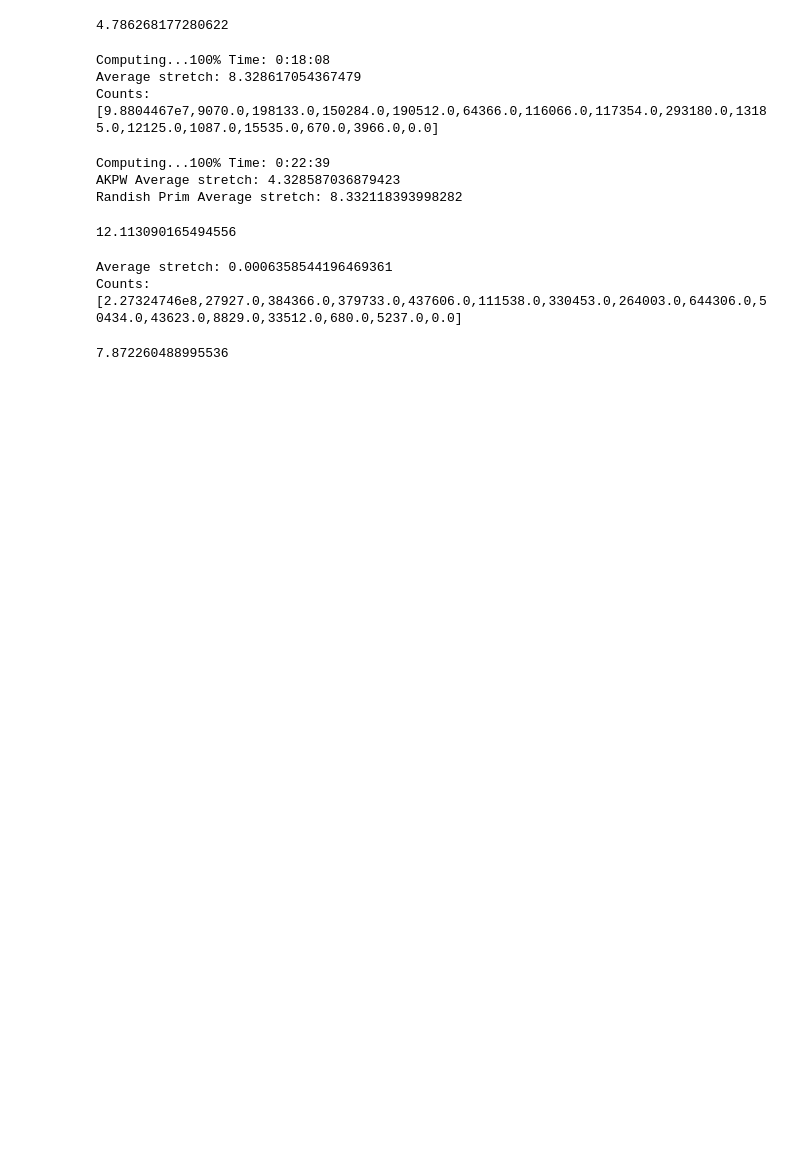
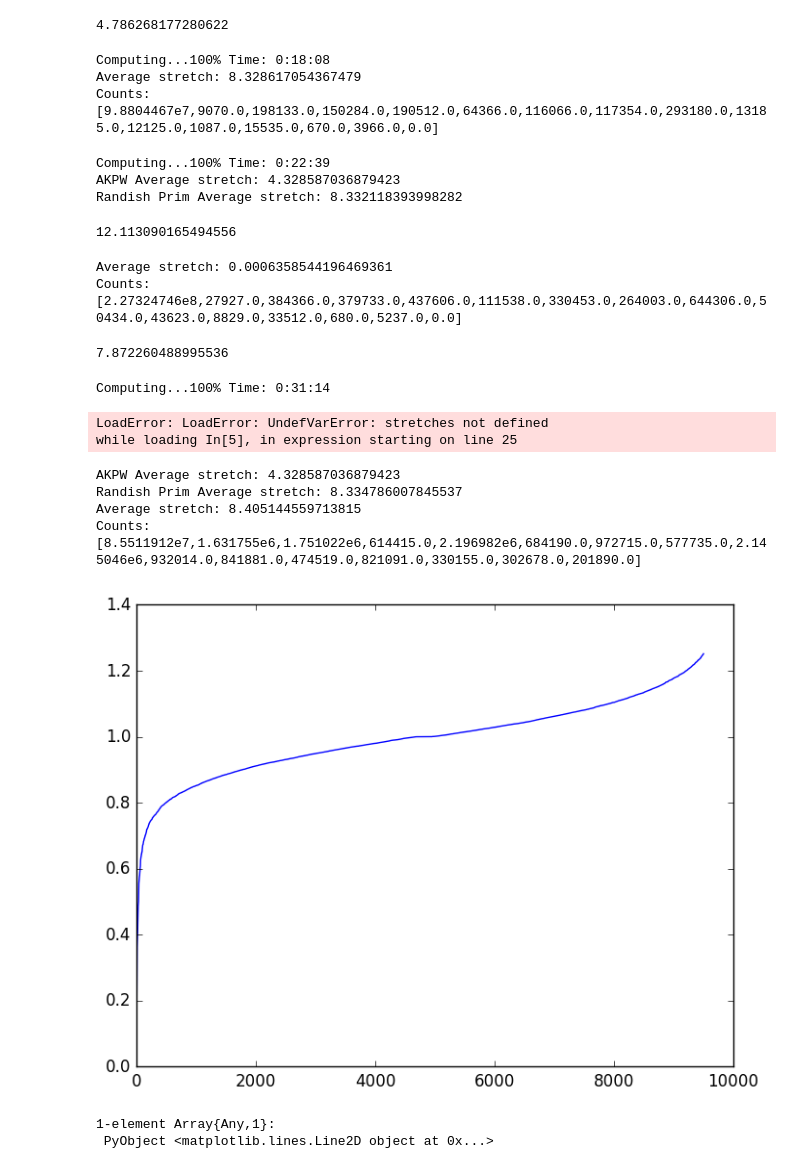
Before and after one commit to danspielman/Laplacians.jl, a Jupyter notebook: notebooks/Start Points.ipynb, the cells around one changed output. Drawn from its saved outputs; the diff is of its cells as text; code cells hidden in the pictures; blank space fills up the shorter version.

Commit message:
Other start point code

```diff
--- a/notebooks/Start Points.ipynb
+++ b/notebooks/Start Points.ipynb
@@ -178,3 +176,53 @@ Counts: [2.27324746e8,27927.0,384366.0,379733.0,437606.0,111538.0,330453.0,26400
 sum(st)/nnz(a)
 # %% [output]
 7.872260488995536
+# %%
+graph_size = 10000
+round = 4
+counts = zeros(2^round)
+seeds = 10000
+
+stretches_doubling = zeros(Float64, seeds)
+stretches_akpw = zeros(Float64, seeds)
+stretches_rp = zeros(Float64, seeds)
+
+@showprogress 1 "Computing..."for i in 1:seeds
+    a = wtedChimera(graph_size,i)
+    s = makeStartPoints(a, round)
+    t, s_cnts = fractalPrim(a, s, i)
+    for j in 1:length(s_cnts)
+        counts[j] += s_cnts[j]
+    end
+    st = compStretches(t,a)
+    stretches_doubling[i] = sum(st)/nnz(a)
+    t = akpw(a)
+    st = compStretches(t,a)
+    stretches_akpw[i] = sum(st)/nnz(a)
+    t = randishPrim(a)
+    st = compStretches(t,a)
+    stretches_rp[i] = sum(st)/nnz(a)
+end
+# %% [output]
+Computing...100% Time: 0:31:14
+LoadError: LoadError: UndefVarError: stretches not defined
+while loading In[5], in expression starting on line 25
+# %%
+println("AKPW Average stretch: ", mean(stretches_akpw))
+println("Randish Prim Average stretch: ", mean(stretches_rp))
+println("Average stretch: ", mean(stretches_doubling))
+println("Counts: ",counts)
+# %% [output]
+AKPW Average stretch: 4.328587036879423
+Randish Prim Average stretch: 8.334786007845537
+Average stretch: 8.405144559713815
+Counts: [8.5511912e7,1.631755e6,1.751022e6,614415.0,2.196982e6,684190.0,972715.0,577735.0,2.145046e6,932014.0,841881.0,474519.0,821091.0,330155.0,302678.0,201890.0]
+# %%
+#using PyPlot
+# %matplotlib notebook
+rat = stretches_doubling ./ stretches_rp
+rat = sort(rat)
+plot(rat[1:9500])
+# %% [output]
+[figure, added]
+1-element Array{Any,1}:
+ PyObject <matplotlib.lines.Line2D object at 0x...>
```
Also changed, not shown: parts of 4 cells of this notebook, 1 other file.
